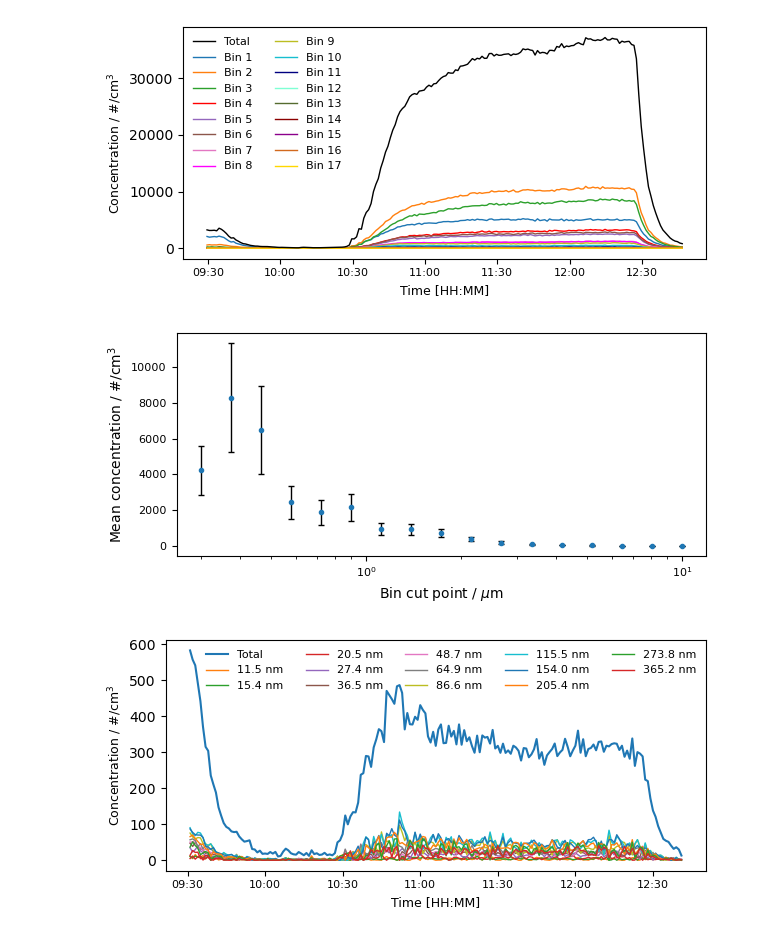
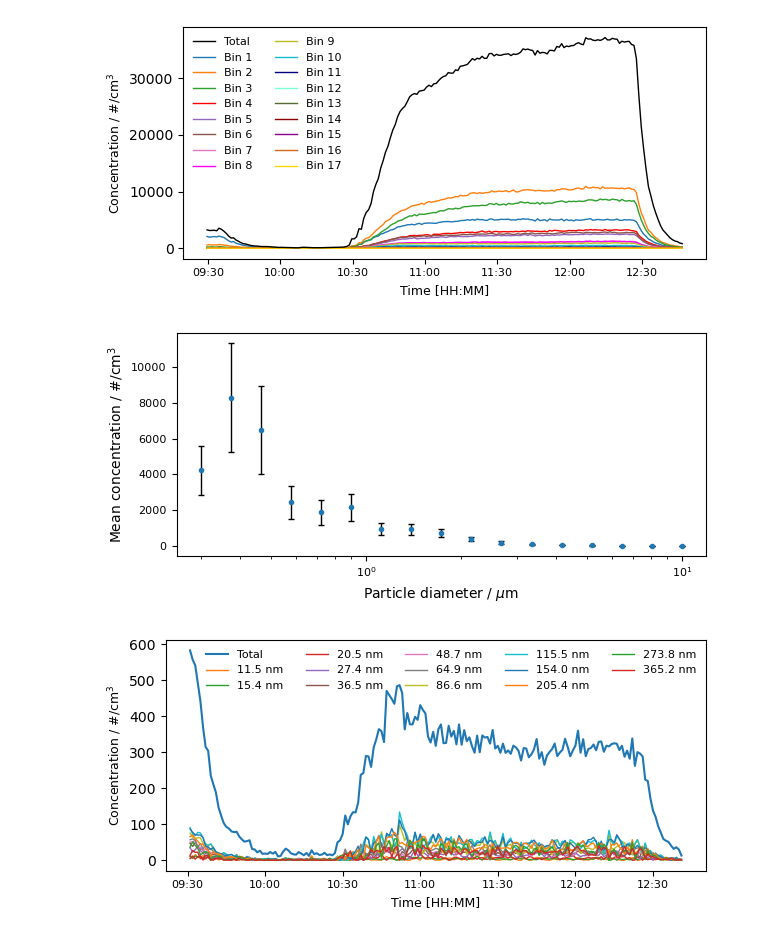
Before and after one commit to Normann25/Master-thesis, a Jupyter notebook: Lund Brake Wear/Exp1.ipynb, the cells around one changed output. Saved outputs shown, nothing was run; the diff lists cells and outputs as text; code cells hidden in the pictures.

```diff
--- a/Lund Brake Wear/Exp1.ipynb
+++ b/Lund Brake Wear/Exp1.ipynb
@@ -34,18 +34,18 @@ plt.show()
 # %%
 bin_cut_point = [0.300, 0.374, 0.465, 0.579, 0.721, 0.897, 1.117, 1.391, 1.732, 2.156, 2.685, 3.343, 4.162, 5.182, 6.451, 8.031, 10.000]
 timestamps = ['2024-10-16 10:26:00', '2024-10-16 12:26:00']
 OPS_bins = OPS_APS['Exp1'].keys()[1:18].to_list()
-OPS_ax_labels = ['Bin cut point / $\mu$m', 'Mean concentration / #/cm$^{3}$']
+OPS_ax_labels = ['Particle diameter / $\mu$m', 'Mean concentration / #/cm$^{3}$']
 
 fig, ax = plt.subplots(figsize = (6.3, 3))
 
 plot_bin_mean(ax, timestamps, OPS_APS['Exp1'], OPS_bins, 'Time', bin_cut_point, OPS_ax_labels)
 
 fig.tight_layout()
 fig.savefig('OPS_mean_exp1.png', dpi = 600)
 plt.show()
 # %% [output]
-[figure, old version]
+[figure, new version]
 # %%
 fig, ax = plt.subplots(figsize = (6.3, 3))
 
```
Also changed, not shown: parts of 3 cells of this notebook, 4 other files.
